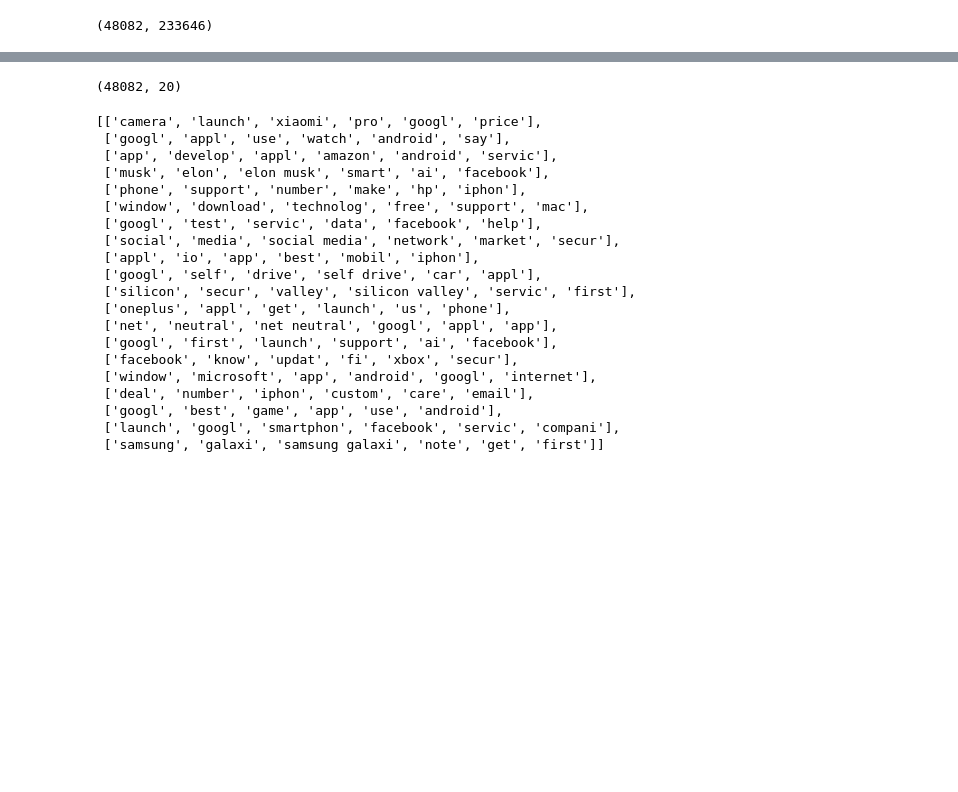
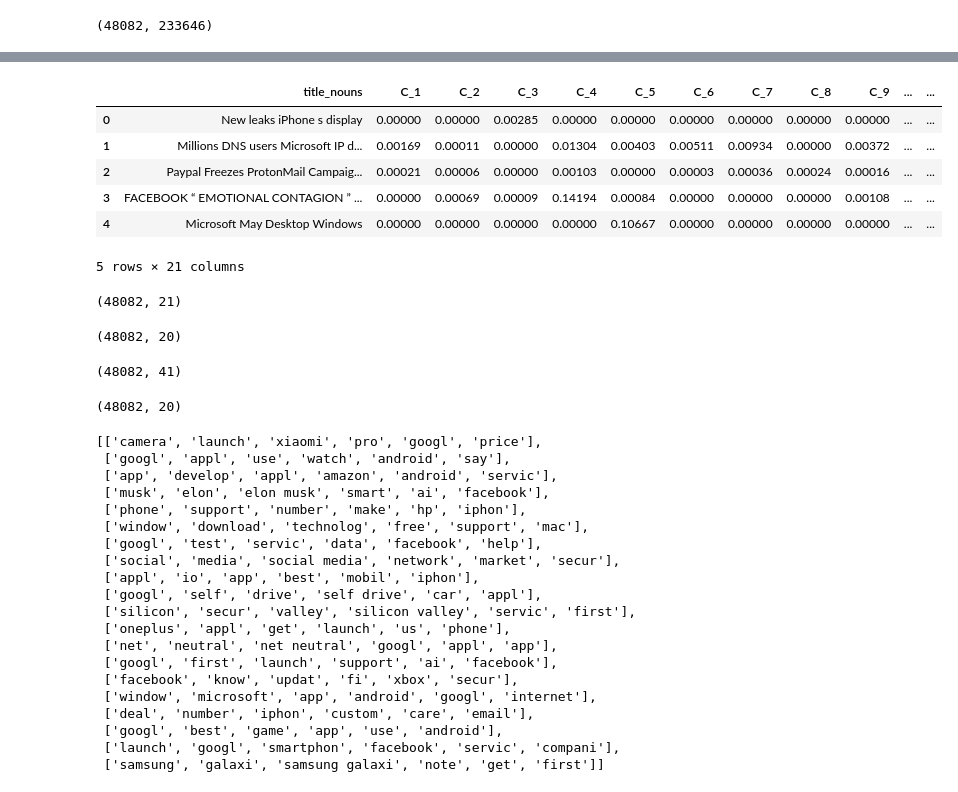
Before and after one commit to AmyB47/technews_nlp, a Jupyter notebook: code/08_topic_modeling.ipynb, the cells around one changed output, grey strips where cells are left out. Cells and saved outputs as stored; diff of their text form; code cells hidden in the pictures; blank space fills up the shorter version.

Commit message:
Add topic components to posts df

```diff
--- a/code/08_topic_modeling.ipynb
+++ b/code/08_topic_modeling.ipynb
@@ -111 +117,36 @@ posts['post_topic_nmf'] = post_topic.argmax(axis=1)
+# %%
+# add in the topic components
+
+components = pd.DataFrame(post_topic.round(5),
+             index = posts.title_nouns,
+             columns = ["C_1","C_2", "C_3", "C_4", "C_5", "C_6", "C_7", "C_8", "C_9",
+                       "C_10", "C_11", "C_12", "C_13", "C_14", "C_15", "C_16", "C_17",
+                       "C_18", "C_19", "C_20"])
+
+c_info = components.reset_index()
+
+c_info.head()
+# %% [output]
+|  | title_nouns | C_1 | C_2 | C_3 | C_4 | C_5 | C_6 | C_7 | C_8 | C_9 | ... | ... |
+| 0 | New leaks iPhone s display | 0.00000 | 0.00000 | 0.00285 | 0.00000 | 0.00000 | 0.00000 | 0.00000 | 0.00000 | 0.00000 | ... | ... |
+| 1 | Millions DNS users Microsoft IP d... | 0.00169 | 0.00011 | 0.00000 | 0.01304 | 0.00403 | 0.00511 | 0.00934 | 0.00000 | 0.00372 | ... | ... |
+| 2 | Paypal Freezes ProtonMail Campaig... | 0.00021 | 0.00006 | 0.00000 | 0.00103 | 0.00000 | 0.00003 | 0.00036 | 0.00024 | 0.00016 | ... | ... |
+| 3 | FACEBOOK “ EMOTIONAL CONTAGION ” ... | 0.00000 | 0.00069 | 0.00009 | 0.14194 | 0.00084 | 0.00000 | 0.00000 | 0.00000 | 0.00108 | ... | ... |
+| 4 | Microsoft May Desktop Windows | 0.00000 | 0.00000 | 0.00000 | 0.00000 | 0.10667 | 0.00000 | 0.00000 | 0.00000 | 0.00000 | ... | ... |
+5 rows × 21 columns
+# %%
+c_info.shape
+# %% [output]
+(48082, 21)
+# %%
+post_info.shape
+# %% [output]
+(48082, 20)
+# %%
+# add the topic components to the full df
+
+all_df = pd.concat([post_info, c_info], axis=1)
+all_df.shape
+# %% [output]
+(48082, 41)
 # %%
```
Also changed, not shown: parts of 6 cells of this notebook.
